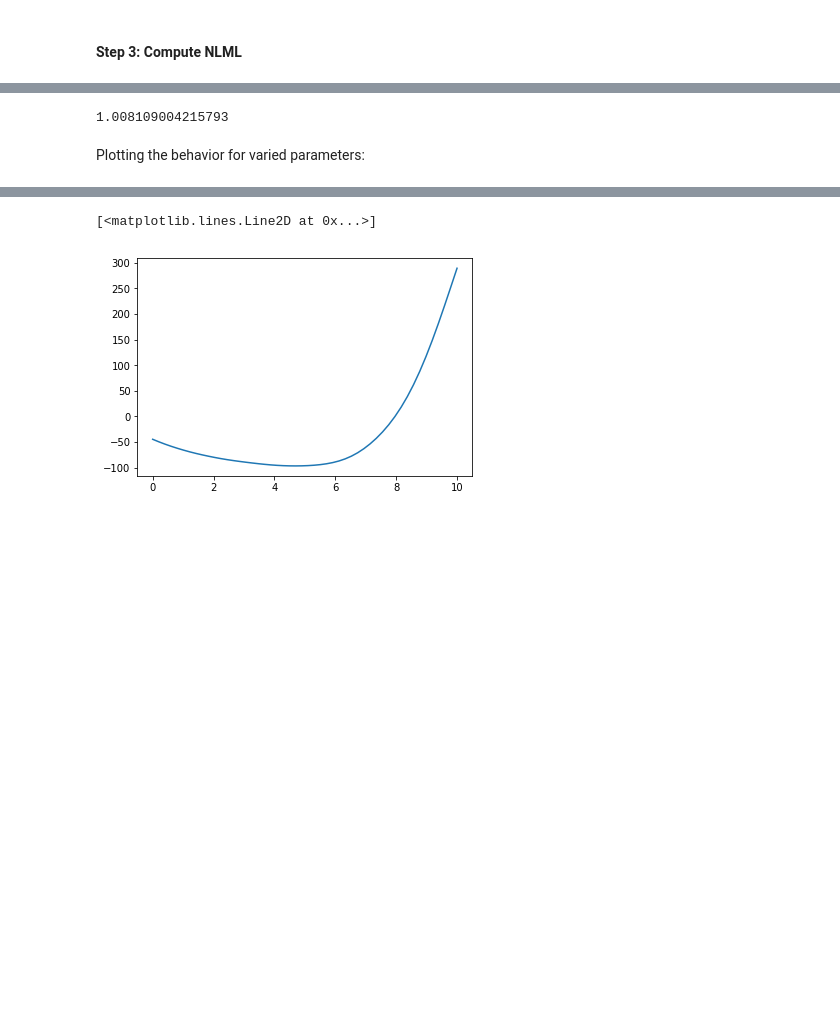
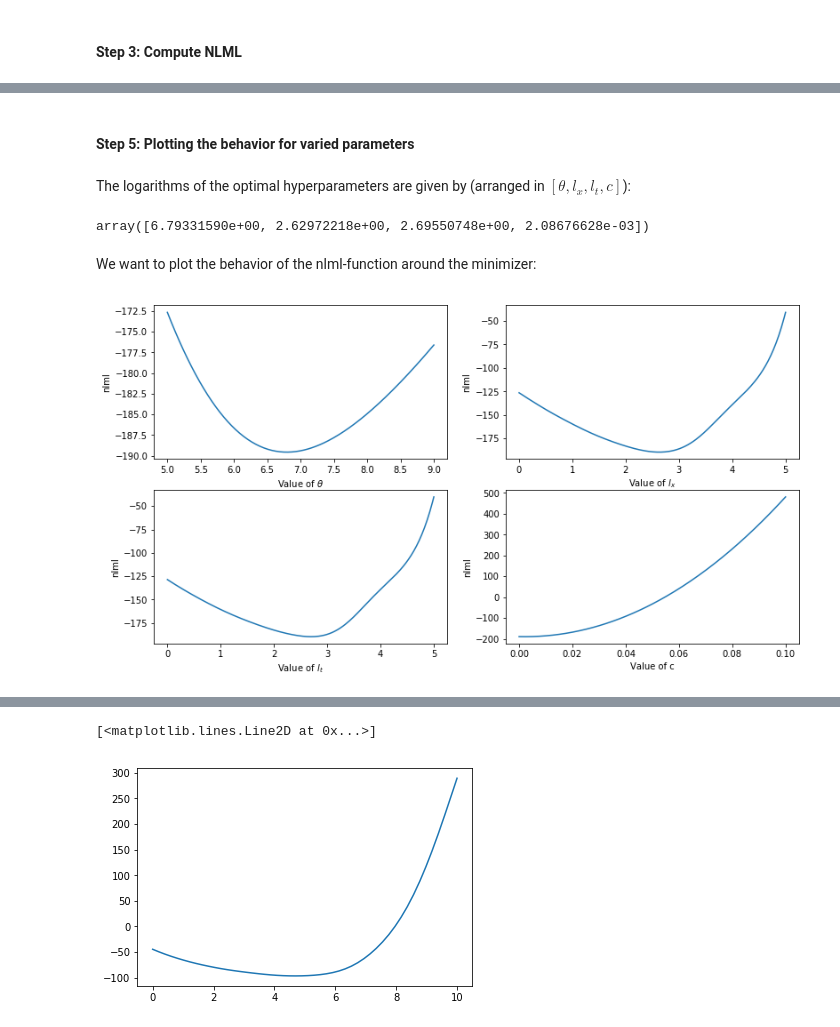
Before and after one commit to ratnania/mlhiphy, a Jupyter notebook: wave_equation/wave_eq_with_analysis.ipynb, the cells around one changed output, grey strips where cells are left out. Drawn from its saved outputs; the diff is of its cells as text; code cells hidden in the pictures; blank space fills up the shorter version.

```diff
--- a/wave_equation/wave_eq_with_analysis.ipynb
+++ b/wave_equation/wave_eq_with_analysis.ipynb
@@ -138,8 +142,32 @@ print(m)
-# %%
-np.exp(m.x[3])
-# %% [output]
-1.008109004215793
 # %% [markdown]
-Plotting the behavior for varied parameters:
+#### Step 5: Plotting the behavior for varied parameters
+# %% [markdown]
+The logarithms of the optimal hyperparameters are given by (arranged in $[\theta, l_x, l_t, c]$):
+# %%
+m.x
+# %% [output]
+array([6.79331590e+00, 2.62972218e+00, 2.69550748e+00, 2.08676628e-03])
+# %% [markdown]
+We want to plot the behavior of the nlml-function around the minimizer:
+# %%
+lin0 = np.linspace(5, 9, 200)
+lin1 = np.linspace(0, 5, 200)
+lin3 = np.linspace(0, 0.1, 200)
+res0 = [nlml((q, m.x[1], m.x[2], m.x[3]), x, t, y_u, y_f, 1e-7) for q in lin0]
+res1 = [nlml((m.x[0], q, m.x[2], m.x[3]), x, t, y_u, y_f, 1e-7) for q in lin1]
+res2 = [nlml((m.x[0], m.x[1], q, m.x[3]), x, t, y_u, y_f, 1e-7) for q in lin1]
+res3 = [nlml((m.x[0], m.x[1], m.x[2], q), x, t, y_u, y_f, 1e-7) for q in lin3]
+
+f, (ax1, ax2) = plt.subplots(ncols=2, nrows=2, figsize=(13,7))
+ax1[0].plot(lin0, res0)
+ax1[0].set(xlabel= r"Value of $\theta$", ylabel= "nlml")
+ax1[1].plot(lin1, res1)
+ax1[1].set(xlabel= r"Value of $l_x$", ylabel= "nlml")
+ax2[0].plot(lin1, res2)
+ax2[0].set(xlabel= r"Value of $l_t$", ylabel= "nlml")
+ax2[1].plot(lin3, res3)
+ax2[1].set(xlabel= r"Value of c", ylabel= "nlml");
+# %% [output]
+[figure, added]
 # %%
 lin = np.linspace(0, 10, 50)
```
Also changed, not shown: parts of 20 cells of this notebook, 1 other file.
